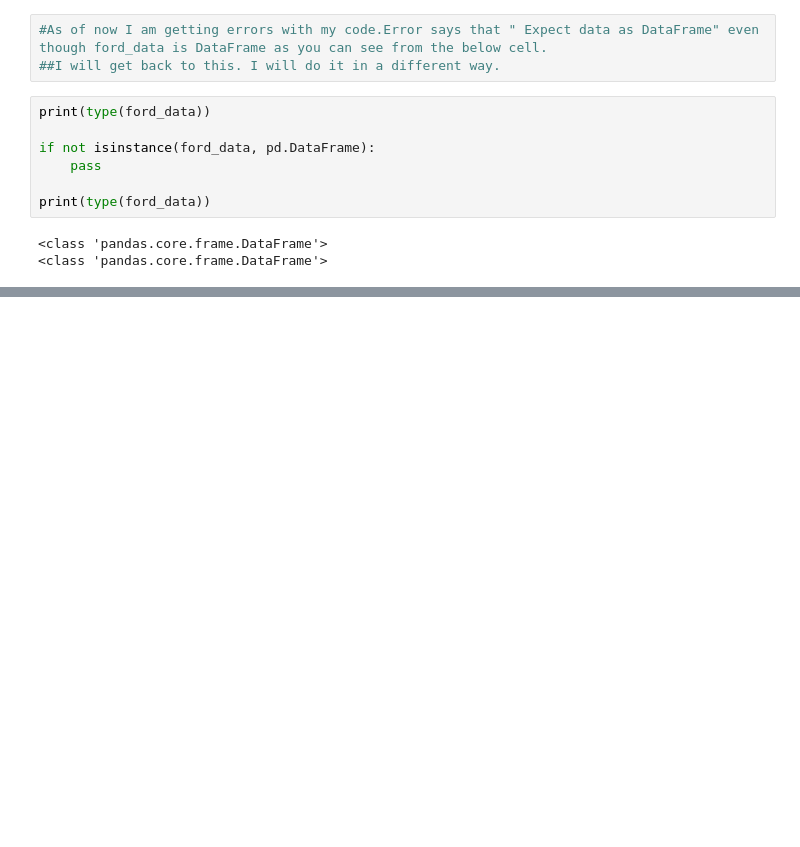
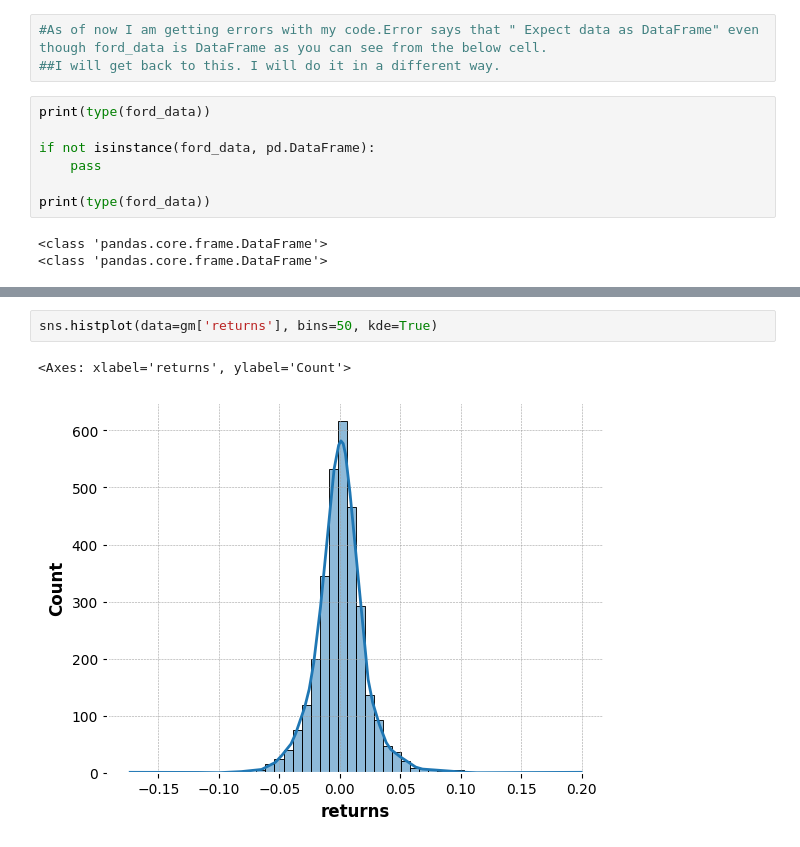
Before and after one commit to PATELALISH/Capstone-Stock-Market-Analysis, a Jupyter notebook: Questions Notebook/New Stock Market Analysis Project.ipynb, the cells around one changed output, grey strips where cells are left out. Drawn from its saved outputs; the diff is of its cells as text; blank space fills up the shorter version.

```diff
--- a/Questions Notebook/New Stock Market Analysis Project.ipynb
+++ b/Questions Notebook/New Stock Market Analysis Project.ipynb
@@ -296,0 +356,5 @@ mpf.plot(ford, type='candle', style='charles', title='Ford Candlestick Chart - J
+# %%
+sns.histplot(data=gm['returns'], bins=50, kde=True)
+# %% [output]
+<Axes: xlabel='returns', ylabel='Count'>
+[figure, added]
```
Also changed, not shown: parts of 21 cells of this notebook.
